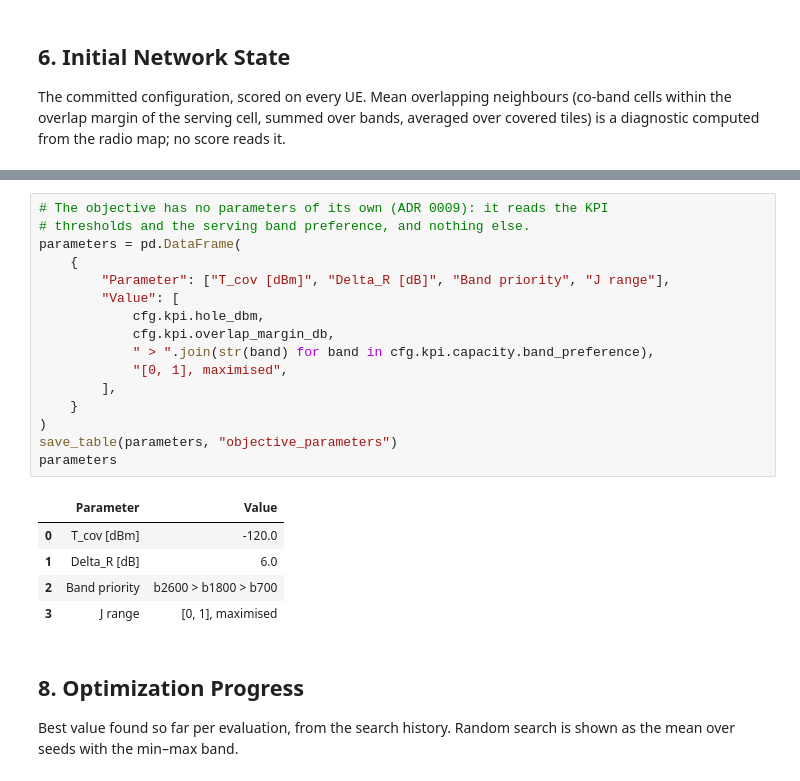
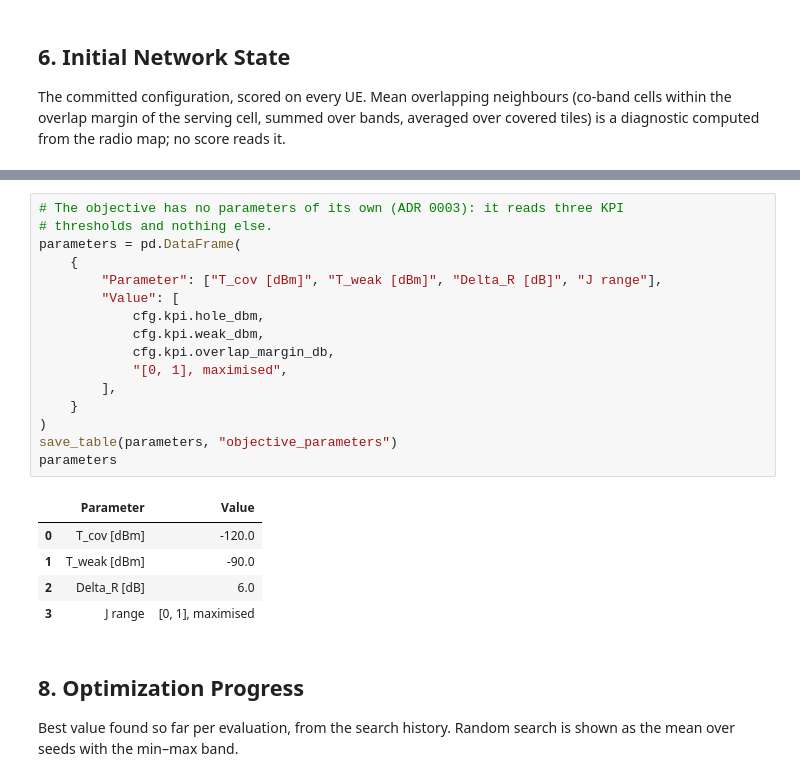
Before and after one commit to NguyenVu04/band-tilt, a Jupyter notebook: notebooks/03a_baseline.ipynb, the cells around one changed output, grey strips where cells are left out. Drawn from its saved outputs; the diff is of its cells as text.

```diff
--- a/notebooks/03a_baseline.ipynb
+++ b/notebooks/03a_baseline.ipynb
@@ -399,24 +383,24 @@ it, tile-uniform and band-collapsed; none of them is weighted into it.
 # %%
-# The objective has no parameters of its own (ADR 0009): it reads the KPI
-# thresholds and the serving band preference, and nothing else.
+# The objective has no parameters of its own (ADR 0003): it reads three KPI
+# thresholds and nothing else.
 parameters = pd.DataFrame(
     {
-        "Parameter": ["T_cov [dBm]", "Delta_R [dB]", "Band priority", "J range"],
+        "Parameter": ["T_cov [dBm]", "T_weak [dBm]", "Delta_R [dB]", "J range"],
         "Value": [
             cfg.kpi.hole_dbm,
+            cfg.kpi.weak_dbm,
             cfg.kpi.overlap_margin_db,
-            " > ".join(str(band) for band in cfg.kpi.capacity.band_preference),
             "[0, 1], maximised",
         ],
     }
 )
 save_table(parameters, "objective_parameters")
 parameters
 # %% [output]
 |  | Parameter | Value |
 | 0 | T_cov [dBm] | -120.0 |
-| 1 | Delta_R [dB] | 6.0 |
-| 2 | Band priority | b2600 > b1800 > b700 |
+| 1 | T_weak [dBm] | -90.0 |
+| 2 | Delta_R [dB] | 6.0 |
 | 3 | J range | [0, 1], maximised |
 # %% [markdown]
 ## 8. Optimization Progress
```
Also changed, not shown: parts of 15 cells of this notebook, 30 other files.
